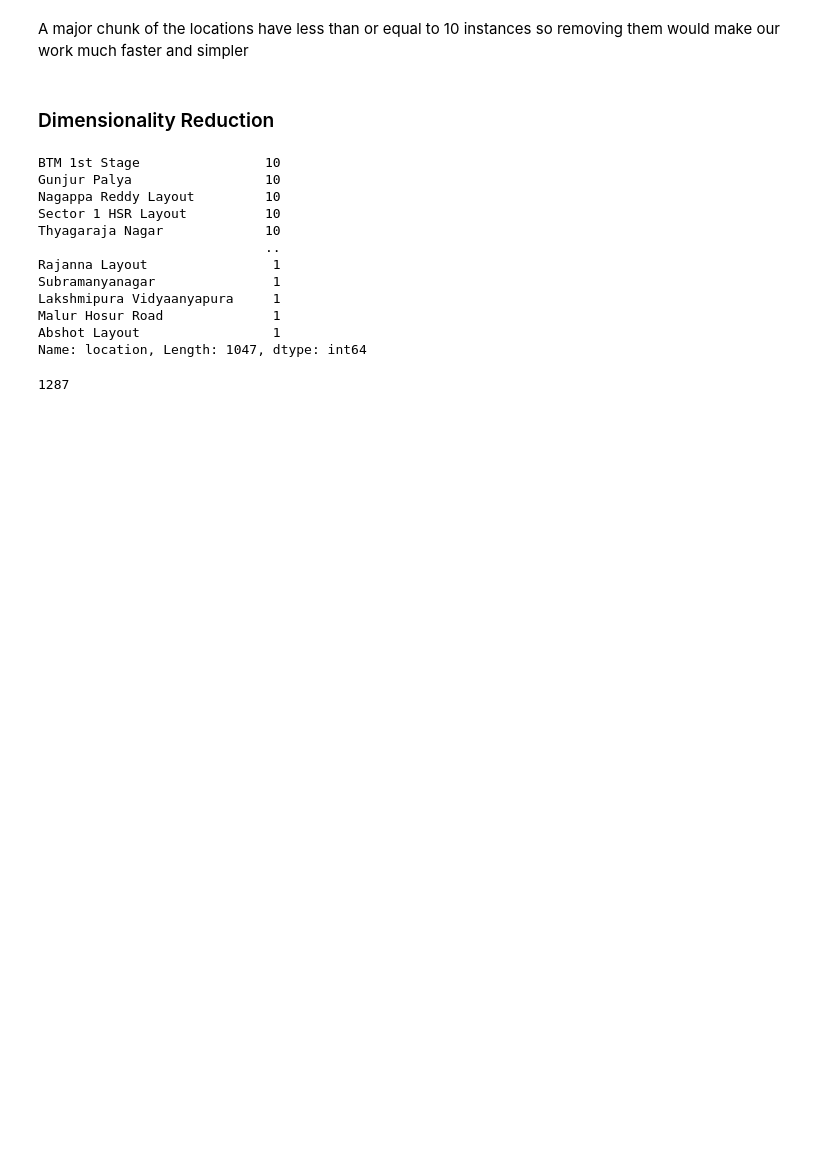
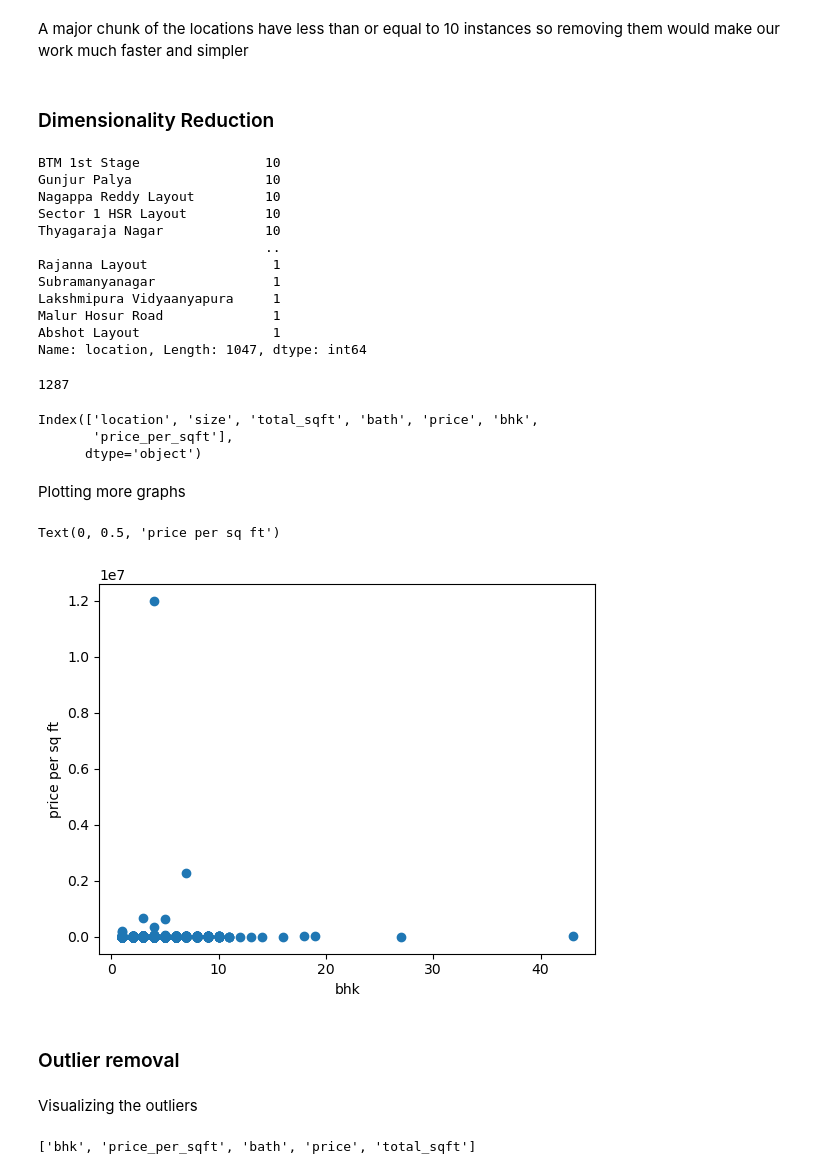
Before and after one commit to pranshu-raj-211/project-alphazero, a Jupyter notebook: house-price-prediction/prices.ipynb, the cells around one changed output. Drawn from its saved outputs; the diff is of its cells as text; code cells hidden in the pictures; blank space fills up the shorter version.

```diff
--- a/house-price-prediction/prices.ipynb
+++ b/house-price-prediction/prices.ipynb
@@ -301,5 +312,32 @@ len(df2.location.unique())
 # %% [output]
 1287
 # %%
-df2.location = df2.location.apply(lambda x: 'other' if x in locations_less_than_ten else x)
+df2.location = df2.location.apply(
+    lambda x: "other" if x in locations_less_than_ten else x
+)
 # setting the location value to other when it has less instances
+# %%
+df2.columns
+# %% [output]
+Index(['location', 'size', 'total_sqft', 'bath', 'price', 'bhk',
+       'price_per_sqft'],
+      dtype='object')
+# %% [markdown]
+Plotting more graphs
+# %%
+plt.scatter(df2.bhk, df2.price_per_sqft)
+plt.xlabel("bhk")
+plt.ylabel("price per sq ft")
+# outliers present here too, removal will allow us to see patterns
+# %% [output]
+Text(0, 0.5, 'price per sq ft')
+[figure, added]
+# %% [markdown]
+<h3>Outlier removal</h3>
+# %% [markdown]
+Visualizing the outliers
+# %%
+features = ["bhk", "price_per_sqft", "bath", "price", "total_sqft"]
+features
+# %% [output]
+['bhk', 'price_per_sqft', 'bath', 'price', 'total_sqft']
```
Also changed, not shown: parts of 10 cells of this notebook.
